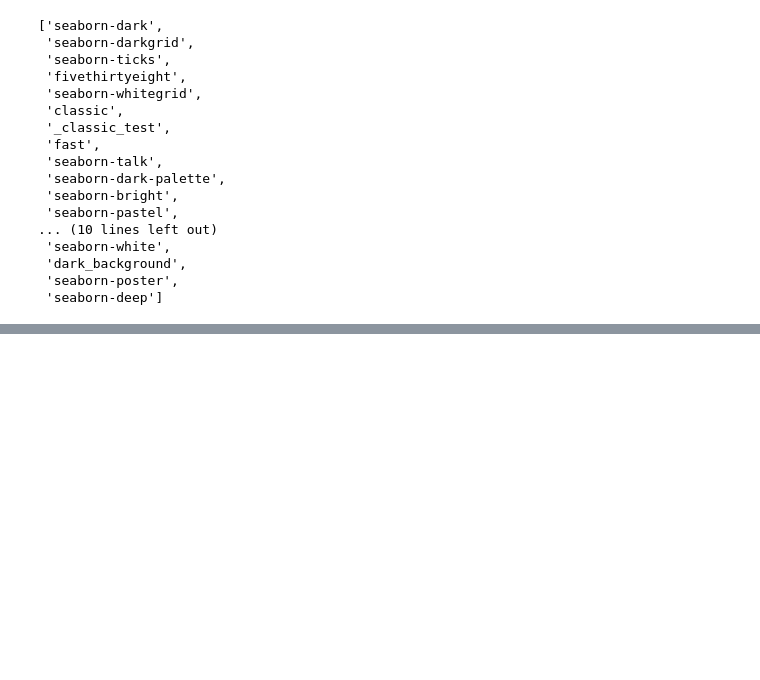
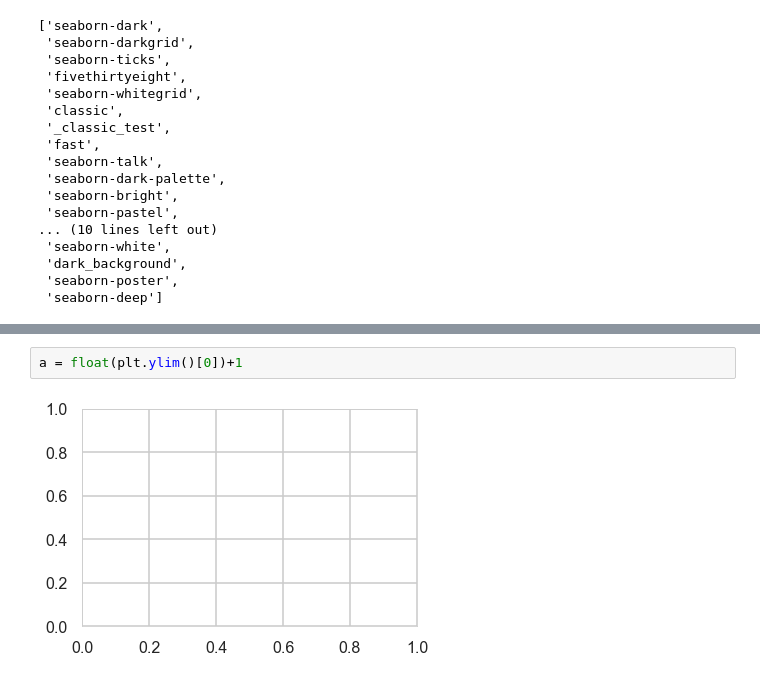
Before and after one commit to gbg141/dopamine, a Jupyter notebook: notebooks/Evaluation Plots.ipynb, the cells around one changed output, grey strips where cells are left out. Cells and saved outputs as stored; diff of their text form; blank space fills up the shorter version.

```diff
--- a/notebooks/Evaluation Plots.ipynb
+++ b/notebooks/Evaluation Plots.ipynb
@@ -78,0 +150,4 @@ plt.close()
+# %%
+a = float(plt.ylim()[0])+1
+# %% [output]
+[figure, added]
```
Also changed, not shown: parts of 12 cells of this notebook, 8 other files.
